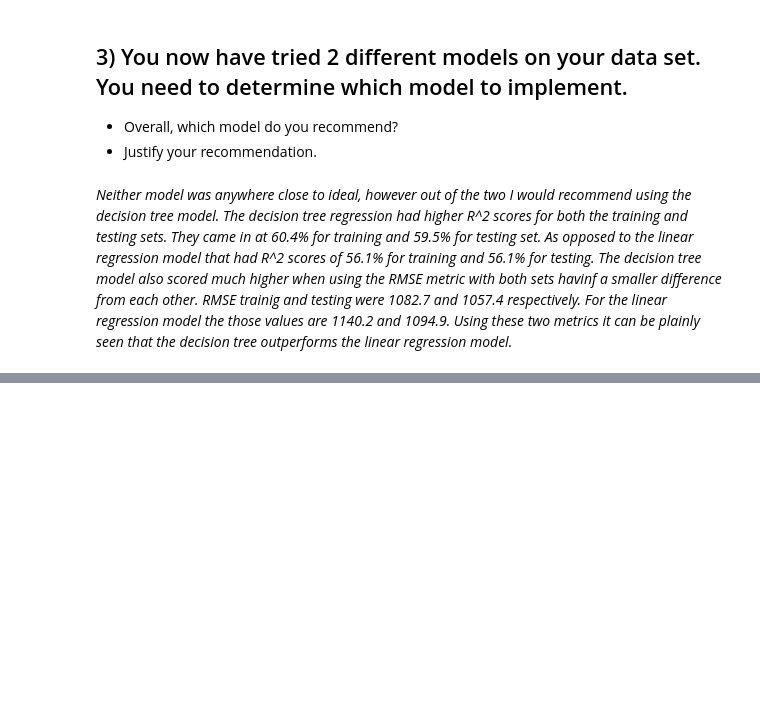
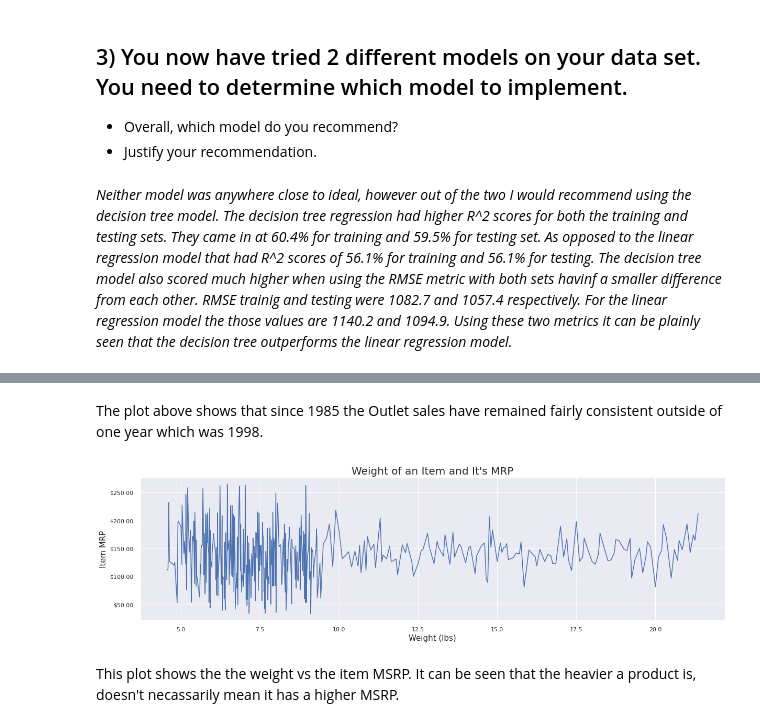
Before and after one commit to dvisionst/Project_1_Final, a Jupyter notebook: Project_1_Final.ipynb, the cells around one changed output, grey strips where cells are left out. Drawn from its saved outputs; the diff is of its cells as text; code cells hidden in the pictures; blank space fills up the shorter version.

```diff
--- a/Project_1_Final.ipynb
+++ b/Project_1_Final.ipynb
@@ -328,0 +355,22 @@ Model for testing RMSE: 1057.431
+# %% [markdown]
+The plot above shows that since 1985 the Outlet sales have remained fairly consistent outside of one year which was 1998.
+# %%
+fig, ax = plt.subplots(figsize=(20,5))
+
+# plt.xlim(0, 22)
+# plt.ylim(0,2500)
+price_fmt = mpl.ticker.StrMethodFormatter('${x:,.2f}')
+ax.yaxis.set_major_formatter(price_fmt)
+plt.title("Weight of an Item and It's MRP", fontdict={"fontsize": 20})
+line = sns.lineplot(x="Item_Weight",
+             y="Item_MRP", data=df, ci=None);
+plt.ylabel("Item MRP", size=15);
+plt.xlabel("Weight (lbs)", size=15);
+
+plt.style.use(['dark_background']);
+
+plt.rcParams['font.family'] = 'serif'
+# %% [output]
+[figure, added]
+# %% [markdown]
+This plot shows the the weight vs the item MSRP. It can be seen that the heavier a product is, doesn't necassarily mean it has a higher MSRP.
```
Also changed, not shown: parts of 2 cells of this notebook.
